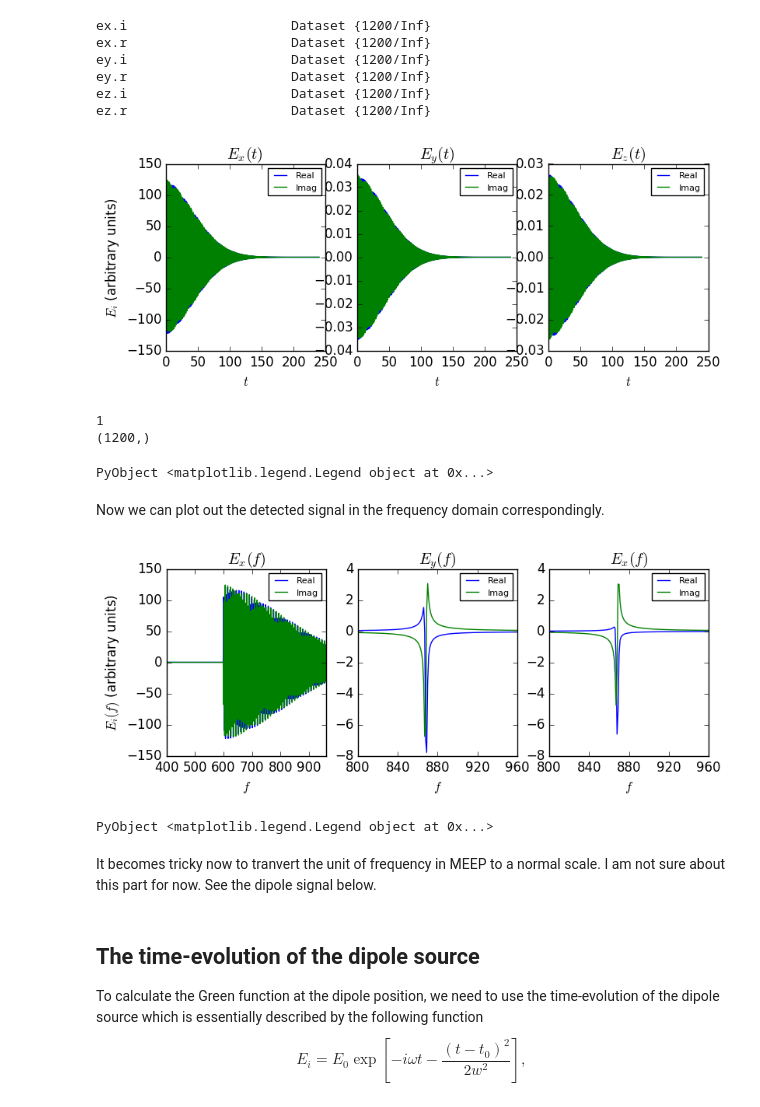
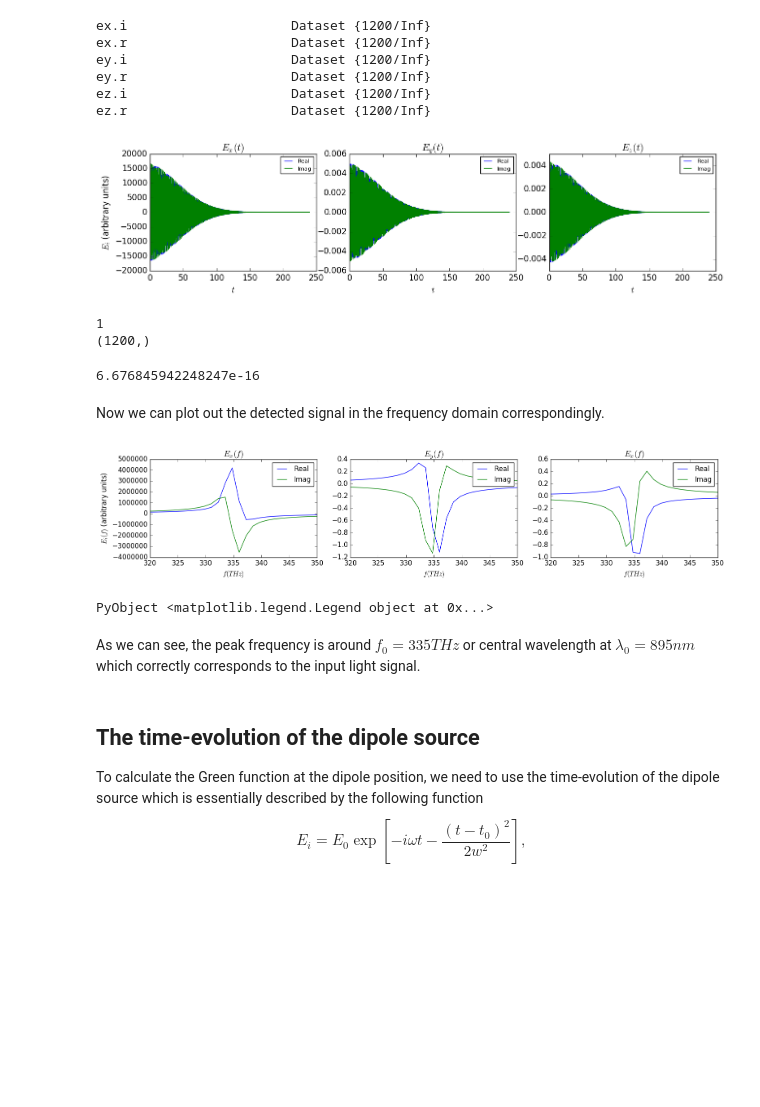
Before and after one commit to i2000s/simnanophotonics, a Jupyter notebook: Nanofiber.ipynb, the cells around one changed output. Drawn from its saved outputs; the diff is of its cells as text; code cells hidden in the pictures; blank space fills up the shorter version.

Commit message:
Use SI units for frequency in the plots.

```diff
--- a/Nanofiber.ipynb
+++ b/Nanofiber.ipynb
@@ -43,75 +43,79 @@ ey = h5read("nanofiber-Ert.h5", "ey.r") + im*h5read("nanofiber-Ert.h5", "ey.i")
 ez = h5read("nanofiber-Ert.h5", "ez.r") + im*h5read("nanofiber-Ert.h5", "ez.i")
 println(ndims(ex)) # Print out the dimension of the variables to check if it's a vector (output 1). Otherwise, use permutedims to flip the data dimension.
 ex = ex[end:-1:1]; ey = ey[end:-1:1]; ez = ez[end:-1:1];
 println(size(ex))
 lent=length(ex)
 t=linspace(0,240.0,lent)
-figure(figsize=(9,3))
+figure(figsize=(15,3))
 subplot(1,3,1)
 ax=plot(t,real(ex))
 plot(t,imag(ex))
 title("\$E_x(t)\$ ")
 xlabel(L"t")
 ylabel(L"$E_i$ (arbitrary units)")
 legend(["Real", "Imag"],fontsize=8)
 
 subplot(1,3,2)
 ax=plot(t,real(ey))
 plot(t,imag(ey))
 title("\$E_y(t)\$")
 xlabel(L"t")
 #ylabel(L"$E_y$ (arbitrary units)")
 legend(["Real", "Imag"],fontsize=8)
 
 subplot(1,3,3)
 ax=plot(t,real(ez))
 plot(t,imag(ez))
 title("\$E_z(t)\$")
 xlabel(L"t")
 #ylabel(L"$E_z$ (arbitrary units)")
 legend(["Real", "Imag"],fontsize=8)
+
+a=1.0e-6; c=2.99792458e8; t_unit=a/c;
+deltaT=240.0*t_unit/(lent-1) # $\delta T$ in SI units. In MEEP, T is scaled by t_unit=a/c where a is the unit of length.
 # %% [output]
-[figure, old version]
+[figure, new version]
 1
 (1200,)
-PyObject <matplotlib.legend.Legend object at 0x...>
+6.676845942248247e-16
 # %% [markdown]
 Now we can plot out the detected signal in the frequency domain correspondingly.
 # %%
 ex_f=fft(ex); ey_f=fft(ey); ez_f=fft(ez);
-ex_f=fftshift(ex); ey_f=fftshift(ey_f); ez_f=fftshift(ez_f); # Have to shift the frequency domain data for complex singal. See: http://www.exegetic.biz/blog/2015/10/monthofjulia-day-37-fourier-techniques/
-figure(figsize=(9,3))
+#ex_f=fftshift(ex_f); ey_f=fftshift(ey_f); ez_f=fftshift(ez_f); # Have to shift the frequency domain data for complex singal. See: http://www.exegetic.biz/blog/2015/10/monthofjulia-day-37-fourier-techniques/
+freq_scale=linspace(0,1/deltaT,lent)/1e12;
+figure(figsize=(18,3))
 subplot(1,3,1)
-plot(real(ex_f))
-plot(imag(ex_f))
-xlabel(L"f")
-xlim([400,960])
+plot(freq_scale,real(ex_f))
+plot(freq_scale,imag(ex_f))
+xlabel(L"f (THz)")
+xlim([320,350])
 ylabel(L"$E_i(f)$ (arbitrary units)")
 title("\$E_x(f)\$")
-legend(["Real", "Imag"],fontsize=8)
+legend(["Real", "Imag"],fontsize=12)
 
 subplot(1,3,2)
-plot(real(ey_f))
-plot(imag(ey_f))
-xlabel(L"f")
-xlim([800,960])
-xticks(linspace(800,960,5))
+plot(freq_scale,real(ey_f))
+plot(freq_scale,imag(ey_f))
+xlabel(L"f(THz)")
+xlim([320,350])
+#xticks(linspace(800,960,5))
 title("\$E_y(f)\$")
-legend(["Real", "Imag"],fontsize=8)
+legend(["Real", "Imag"],fontsize=12)
 
 subplot(1,3,3)
-plot(real(ez_f))
-plot(imag(ez_f))
-xlabel(L"f")
-xlim([800,960])
-xticks(linspace(800,960,5))
+plot(freq_scale,real(ez_f))
+plot(freq_scale,imag(ez_f))
+xlabel(L"f(THz)")
+xlim([320,350])
+#xticks(linspace(800,960,5))
 title("\$E_x(f)\$")
-legend(["Real", "Imag"],fontsize=8)
+legend(["Real", "Imag"],fontsize=12)
 # %% [output]
-[figure, old version]
+[figure, new version]
 PyObject <matplotlib.legend.Legend object at 0x...>
-# %% [markdown]
-It becomes tricky now to tranvert the unit of frequency in MEEP to a normal scale. I am not sure about this part for now. See the dipole signal below.
+# %% [markdown]
+As we can see, the peak frequency is around $f_0=335THz$ or central wavelength at $\lambda_0=895nm$ which correctly corresponds to the input light signal.
 # %% [markdown]
 ## The time-evolution of the dipole source
 To calculate the Green function at the dipole position, we need to use the time-evolution of the dipole source which is essentially described by the following function
```
Also changed, not shown: parts of 6 cells of this notebook, 1 other file.
